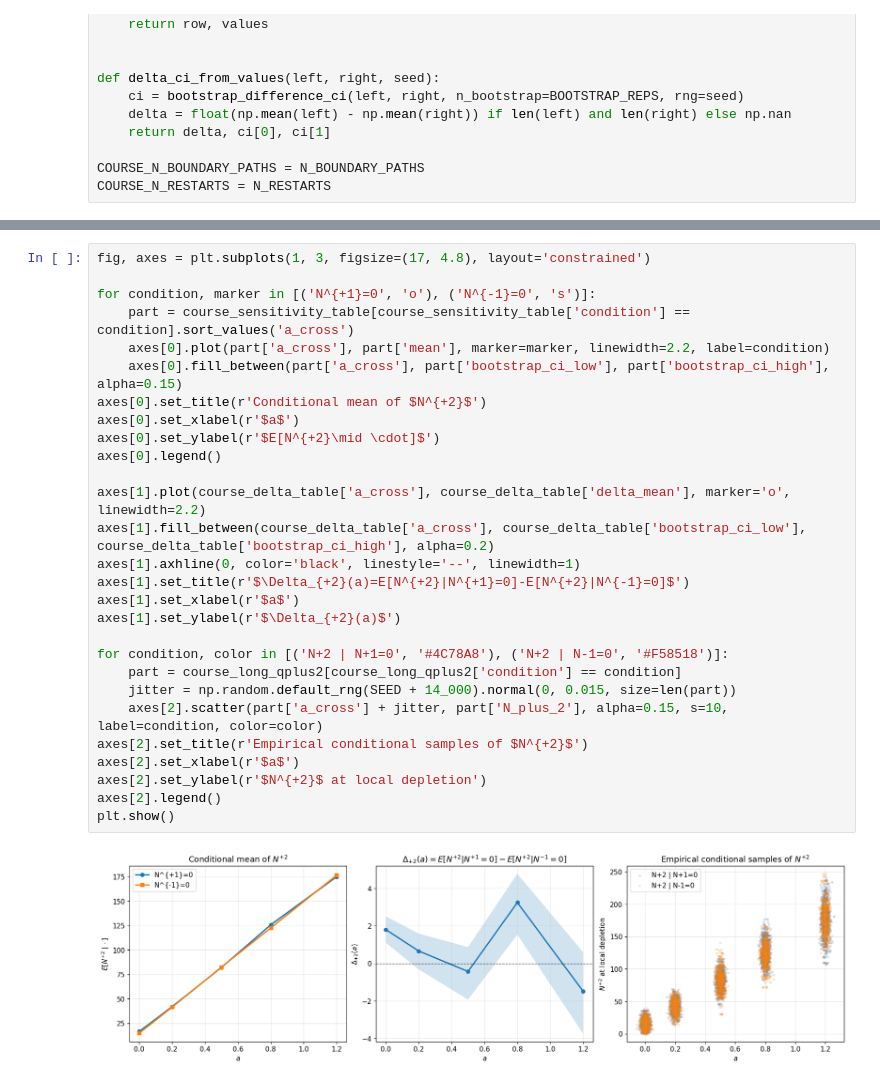
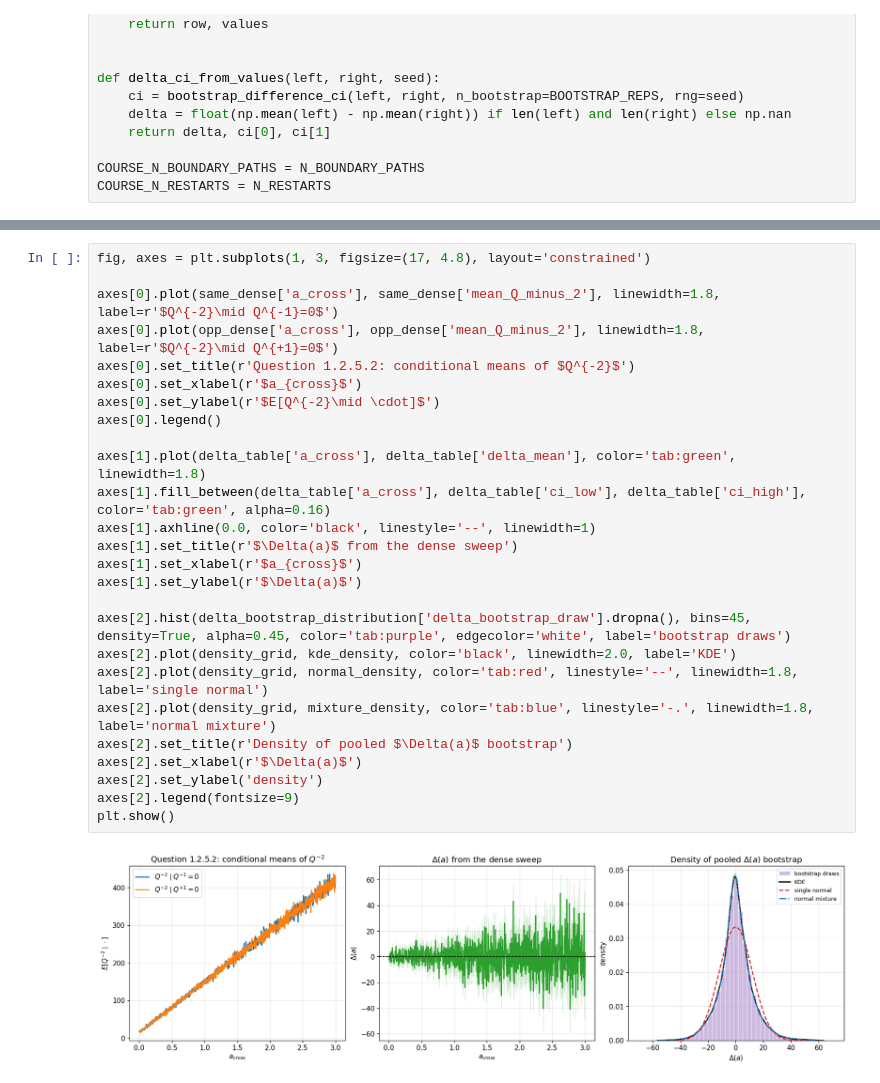
Before and after one commit to ApolloHong/Modal_Order_Book, a Jupyter notebook: nb3_125_deuxieme_limite.ipynb, the cells around one changed output, grey strips where cells are left out. Drawn from its saved outputs; the diff is of its cells as text.

```diff
--- a/nb3_125_deuxieme_limite.ipynb
+++ b/nb3_125_deuxieme_limite.ipynb
@@ -1766,31 +1748,29 @@ display(format_metric_table(course_delta_table, 3))
 # %%
 fig, axes = plt.subplots(1, 3, figsize=(17, 4.8), layout='constrained')
 
-for condition, marker in [('N^{+1}=0', 'o'), ('N^{-1}=0', 's')]:
-    part = course_sensitivity_table[course_sensitivity_table['condition'] == condition].sort_values('a_cross')
-    axes[0].plot(part['a_cross'], part['mean'], marker=marker, linewidth=2.2, label=condition)
-    axes[0].fill_between(part['a_cross'], part['bootstrap_ci_low'], part['bootstrap_ci_high'], alpha=0.15)
-axes[0].set_title(r'Conditional mean of $N^{+2}$')
-axes[0].set_xlabel(r'$a$')
-axes[0].set_ylabel(r'$E[N^{+2}\mid \cdot]$')
+axes[0].plot(same_dense['a_cross'], same_dense['mean_Q_minus_2'], linewidth=1.8, label=r'$Q^{-2}\mid Q^{-1}=0$')
+axes[0].plot(opp_dense['a_cross'], opp_dense['mean_Q_minus_2'], linewidth=1.8, label=r'$Q^{-2}\mid Q^{+1}=0$')
+axes[0].set_title(r'Question 1.2.5.2: conditional means of $Q^{-2}$')
+axes[0].set_xlabel(r'$a_{cross}$')
+axes[0].set_ylabel(r'$E[Q^{-2}\mid \cdot]$')
 axes[0].legend()
 
-axes[1].plot(course_delta_table['a_cross'], course_delta_table['delta_mean'], marker='o', linewidth=2.2)
-axes[1].fill_between(course_delta_table['a_cross'], course_delta_table['bootstrap_ci_low'], course_delta_table['bootstrap_ci_high'], alpha=0.2)
-axes[1].axhline(0, color='black', linestyle='--', linewidth=1)
-axes[1].set_title(r'$\Delta_{+2}(a)=E[N^{+2}|N^{+1}=0]-E[N^{+2}|N^{-1}=0]$')
-axes[1].set_xlabel(r'$a$')
-axes[1].set_ylabel(r'$\Delta_{+2}(a)$')
+axes[1].plot(delta_table['a_cross'], delta_table['delta_mean'], color='tab:green', linewidth=1.8)
+axes[1].fill_between(delta_table['a_cross'], delta_table['ci_low'], delta_table['ci_high'], color='tab:green', alpha=0.16)
+axes[1].axhline(0.0, color='black', linestyle='--', linewidth=1)
+axes[1].set_title(r'$\Delta(a)$ from the dense sweep')
+axes[1].set_xlabel(r'$a_{cross}$')
+axes[1].set_ylabel(r'$\Delta(a)$')
 
-for condition, color in [('N+2 | N+1=0', '#4C78A8'), ('N+2 | N-1=0', '#F58518')]:
-    part = course_long_qplus2[course_long_qplus2['condition'] == condition]
-    jitter = np.random.default_rng(SEED + 14_000).normal(0, 0.015, size=len(part))
-    axes[2].scatter(part['a_cross'] + jitter, part['N_plus_2'], alpha=0.15, s=10, label=condition, color=color)
-axes[2].set_title(r'Empirical conditional samples of $N^{+2}$')
-axes[2].set_xlabel(r'$a$')
-axes[2].set_ylabel(r'$N^{+2}$ at local depletion')
-axes[2].legend()
+axes[2].hist(delta_bootstrap_distribution['delta_bootstrap_draw'].dropna(), bins=45, density=True, alpha=0.45, color='tab:purple', edgecolor='white', label='bootstrap draws')
+axes[2].plot(density_grid, kde_density, color='black', linewidth=2.0, label='KDE')
+axes[2].plot(density_grid, normal_density, color='tab:red', linestyle='--', linewidth=1.8, label='single normal')
+axes[2].plot(density_grid, mixture_density, color='tab:blue', linestyle='-.', linewidth=1.8, label='normal mixture')
+axes[2].set_title(r'Density of pooled $\Delta(a)$ bootstrap')
+axes[2].set_xlabel(r'$\Delta(a)$')
+axes[2].set_ylabel('density')
+axes[2].legend(fontsize=9)
 plt.show()
 # %% [output]
-[figure, old version]
+[figure, new version]
 # %%
```
Also changed, not shown: parts of 13 cells of this notebook.
